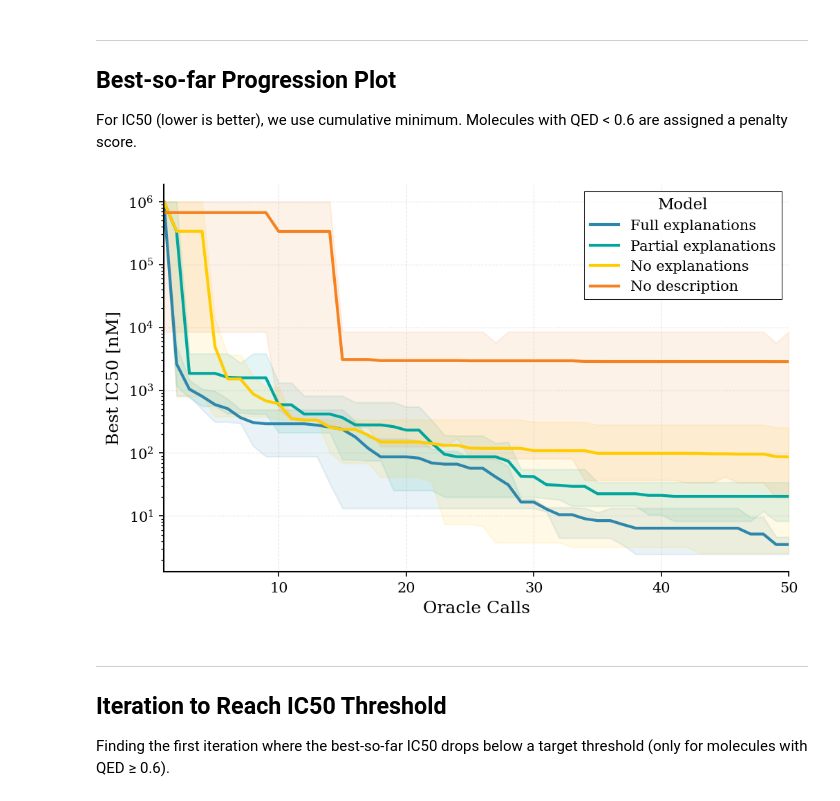
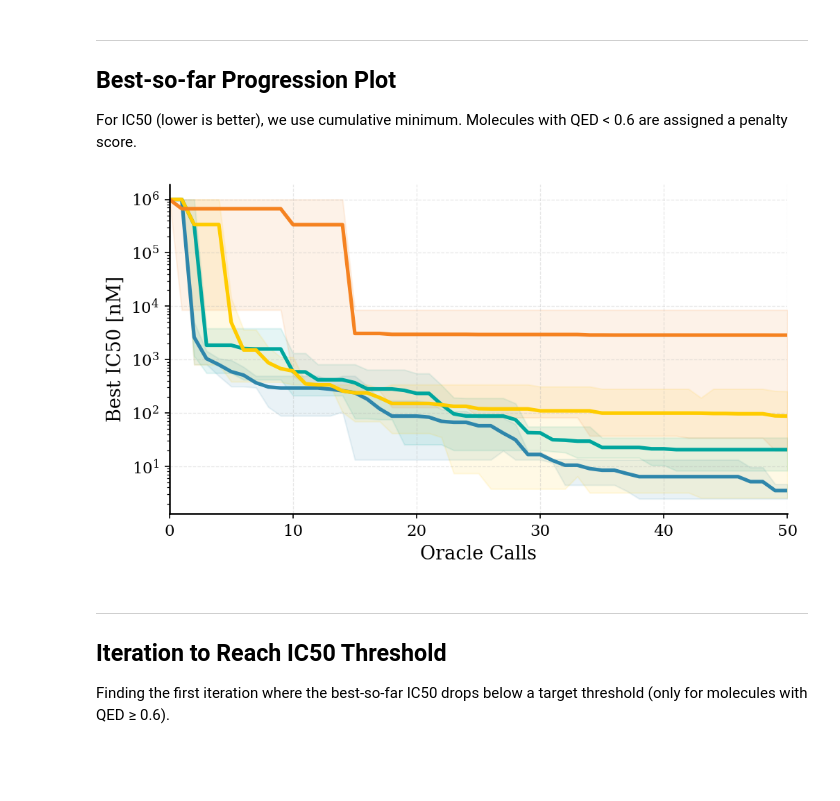
Before and after one commit to FabianKruger/molecule-optimization-agent, a Jupyter notebook: analysis/paper/xai_vs_no_xai_ic50mpro.ipynb, the cells around one changed output. Cells and saved outputs as stored; diff of their text form; code cells hidden in the pictures; blank space fills up the shorter version.

Commit message:
updated plotting for main paper plots

```diff
--- a/analysis/paper/xai_vs_no_xai_ic50mpro.ipynb
+++ b/analysis/paper/xai_vs_no_xai_ic50mpro.ipynb
@@ -20,6 +20,9 @@ np.random.seed(42)
 # %%
 # Define paths
 RESULTS_DIR = Path("../../data/results/ic50mpro_qed")
+
+# Set to False to hide legend (for combined figures with shared legend)
+SHOW_LEGEND = False
 
 # Penalty value for molecules with QED < 0.6 (in nM)
 # Using 1,000,000 nM (1 mM) as a high but finite penalty
@@ -140,33 +143,34 @@ df["best_so_far"] = (
 
 # Pivot so each run is a column, forward-fill to handle runs ending early
 max_iter = 50  # Limit to 50 iterations
-all_iterations = range(1, max_iter + 1)
+all_iterations = range(0, max_iter + 1)
 df_plot = (
     df[df["iteration"] <= max_iter]
     .pivot_table(index="iteration", columns=["model", "replicate"], values="best_so_far")
     .reindex(all_iterations)
     .ffill()
+    .fillna(QED_PENALTY_IC50)  # Baseline at oracle call 0 (worst case penalty)
     .melt(ignore_index=False)
     .reset_index()
 )
 
 # Set publication-quality style
 plt.rcParams.update({
-    'font.size': 11,
+    'font.size': 12,
     'font.family': 'serif',
-    'axes.labelsize': 12,
-    'axes.titlesize': 13,
-    'xtick.labelsize': 10,
-    'ytick.labelsize': 10,
-    'legend.fontsize': 10,
+    'axes.labelsize': 13,
+    'axes.titlesize': 14,
+    'xtick.labelsize': 11,
+    'ytick.labelsize': 11,
+    'legend.fontsize': 11,
     'figure.figsize': (6, 4),
-    'axes.linewidth': 1.0,
-    'grid.linewidth': 0.5,
-    'lines.linewidth': 2.0,
+    'axes.linewidth': 1.2,
+    'grid.linewidth': 0.6,
+    'lines.linewidth': 2.5,
 })
 
 # Create figure with better proportions
-fig, ax = plt.subplots(figsize=(7, 4.5), dpi=150)
+fig, ax = plt.subplots(figsize=(7, 4), dpi=150)
 
 # Define color palette for explanation conditions
 model_colors = {
@@ -191,54 +195,57 @@ legend_labels = {
     'Claude Opus 4.5 (No description)': 'No description',
 }
 
 # Plot with seaborn (mean + 95% bootstrap CI)
 sns.lineplot(
     data=df_plot,
     x="iteration",
     y="value",
     hue="model",
     hue_order=legend_order,
     palette=model_colors,
     errorbar=('ci', 95),
     err_kws={'alpha': 0.1},  # Make confidence interval more transparent
-    linewidth=2.0,
+    linewidth=2.5,
     ax=ax
 )
 
 # Styling
-ax.set_xlabel("Oracle Calls", fontsize=12, fontweight='normal')
-ax.set_ylabel("Best IC50 [nM]", fontsize=12, fontweight='normal')
-ax.set_xlim(1, 50)
+ax.set_xlabel("Oracle Calls", fontsize=13, fontweight='normal')
+ax.set_ylabel("Best IC50 [nM]", fontsize=13, fontweight='normal')
+ax.set_xlim(0, 50)
 # Use log scale for IC50 as values can span several orders of magnitude
 ax.set_yscale('log')
-ax.grid(True, alpha=0.3, linestyle='--', linewidth=0.5)
+ax.grid(True, alpha=0.3, linestyle='--', linewidth=0.6)
 ax.spines['top'].set_visible(False)
 ax.spines['right'].set_visible(False)
 
-# Improve legend with renamed labels
-handles, labels = ax.get_legend_handles_labels()
-new_labels = [legend_labels.get(label, label) for label in labels]
-legend = ax.legend(
-    handles,
-    new_labels,
-    title='Model',
-    frameon=True,
-    fancybox=False,
-    shadow=False,
-    framealpha=0.95,
-    edgecolor='black',
-    loc='upper right'
-)
-legend.get_frame().set_linewidth(0.5)
+# Conditionally show/hide legend
+if SHOW_LEGEND:
+    handles, labels = ax.get_legend_handles_labels()
+    new_labels = [legend_labels.get(label, label) for label in labels]
+    legend = ax.legend(
+        handles,
+        new_labels,
+        title='Model',
+        frameon=True,
+        fancybox=False,
+        shadow=False,
+        framealpha=0.95,
+        edgecolor='black',
+        loc='upper right'
+    )
+    legend.get_frame().set_linewidth(0.5)
+else:
+    ax.get_legend().remove()
 
 plt.tight_layout()
 
 # Save figure as PDF
 plt.savefig('./figures/xai_vs_no_xai_ic50mpro.pdf', format='pdf', bbox_inches='tight', dpi=300)
 
 plt.show()
 # %% [output]
-[figure, old version]
+[figure, new version]
 # %% [markdown]
 ---
 ## Iteration to Reach IC50 Threshold
```
Also changed, not shown: 7 other files.
